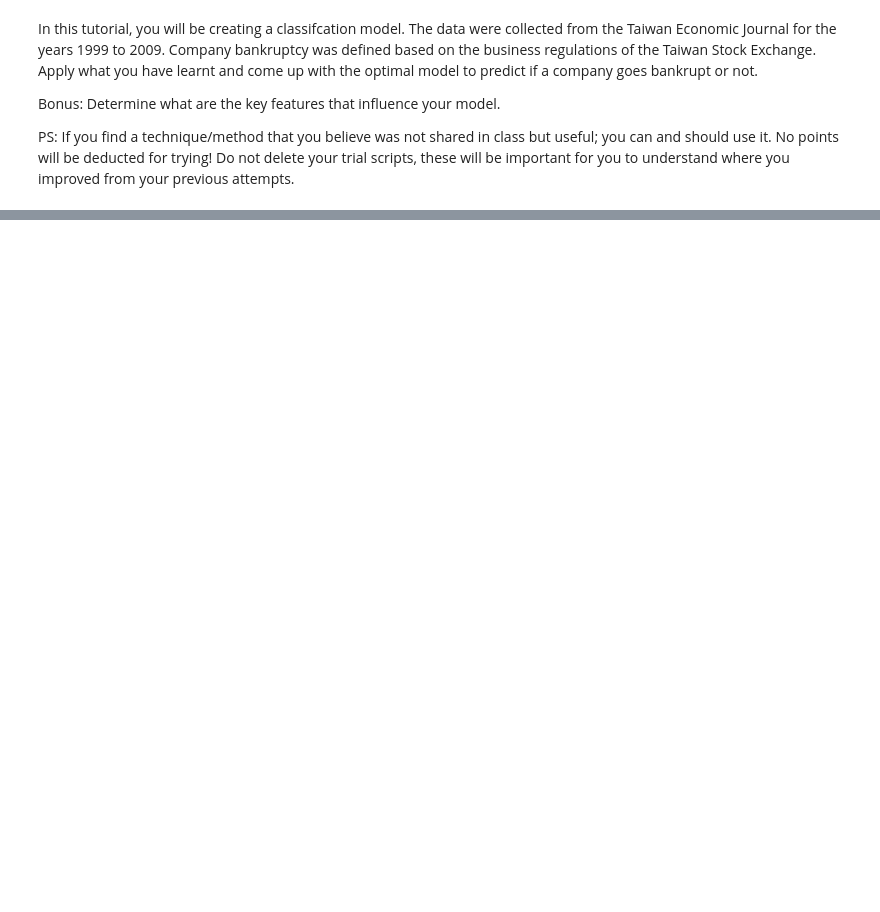
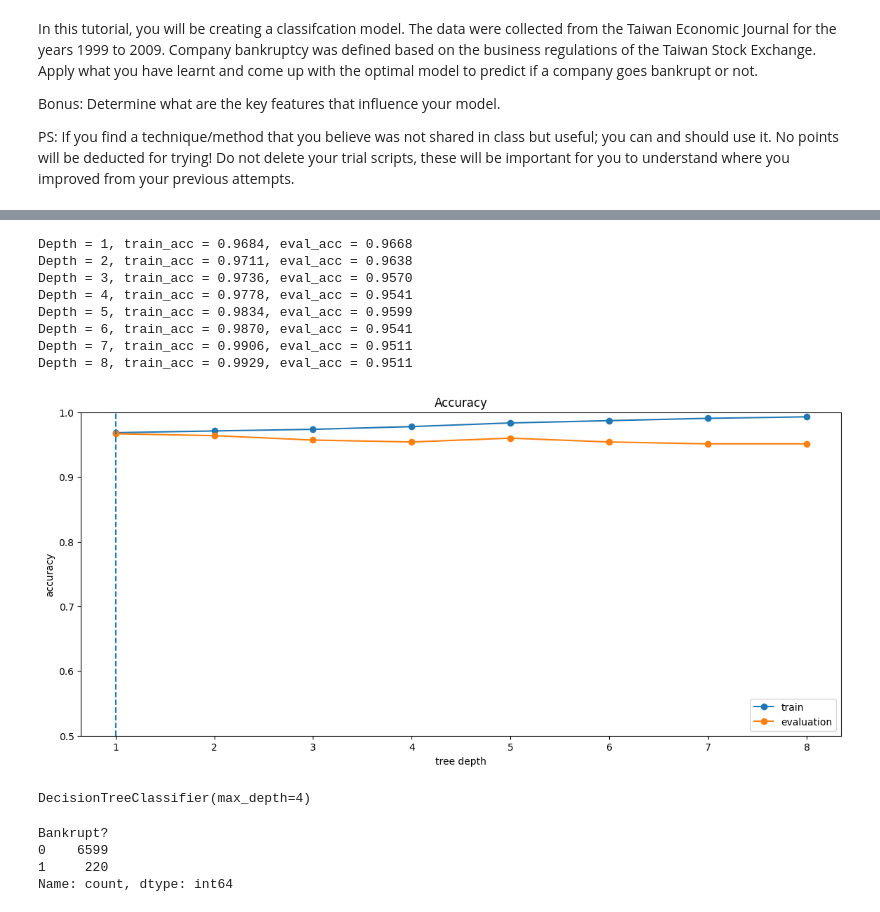
Before and after one commit to ylangylangg/MY-DAC-Curriculum, a Jupyter notebook: DAC-006_Machine_Learning/DAC-006-Intro_to_ML_Tutorial_Attempt.ipynb, the cells around one changed output, grey strips where cells are left out. Drawn from its saved outputs; the diff is of its cells as text; code cells hidden in the pictures; blank space fills up the shorter version.

```diff
--- a/DAC-006_Machine_Learning/DAC-006-Intro_to_ML_Tutorial_Attempt.ipynb
+++ b/DAC-006_Machine_Learning/DAC-006-Intro_to_ML_Tutorial_Attempt.ipynb
@@ -90,4 +33,0 @@ Length: 96, dtype: int64
-# %%
-plt.rcParams['figure.figsize'] = (14, 6)
-df['Net Income Flag'].value_counts().sort_index().plot(kind='bar', color='red')
-plt.show()
@@ -95,0 +112,68 @@ KeyError: 'Net Income Flag'
+# %%
+# Separate data into features and target class.
+y = df['Bankrupt?']
+x = df.drop('Bankrupt?', axis=1)
+
+# Split data into training, validation and test data.
+x_train, x_test, y_train, y_test = train_test_split(x, y, test_size = 0.3)
+
+x_test, x_eval, y_test, y_eval = train_test_split(x_test, y_test, test_size = 0.5)
+
+
+# Create decision tree models of various depths,
+# and measure the accuracy of validation data for each model.
+train_acc = []
+eval_acc = []
+max_depth = 8
+for d in range(1, max_depth+1):
+    model = DecisionTreeClassifier(max_depth=d)
+    model.fit(x_train, y_train)
+
+    # Measure accuracy of this model using the training data.
+    y_pred = model.predict(x_train)
+    train_acc.append((y_pred == y_train).mean())
+
+    # Measure accuracy of this model using the validation data.
+    y_pred = model.predict(x_eval)
+    eval_acc.append((y_pred == y_eval).mean())
+    print('Depth = {}, train_acc = {:.4f}, eval_acc = {:.4f}'\
+          .format(d, train_acc[-1], eval_acc[-1]))
+
+# Find the optimal depth with the highest accuracy of validation data.
+opt_depth = np.argmax(eval_acc) + 1
+
+# Visualize accuracy changes as depth changes.
+plt.plot(train_acc, marker='o', label='train')
+plt.plot(eval_acc, marker='o', label='evaluation')
+plt.legend()
+plt.title('Accuracy')
+plt.xlabel('tree depth')
+plt.ylabel('accuracy')
+plt.xticks(np.arange(max_depth), np.arange(1, max_depth+1))
+plt.axvline(x=opt_depth-1, ls='--')
+plt.ylim(0.5, 1.0)
+plt.show()
+# %% [output]
+Depth = 1, train_acc = 0.9684, eval_acc = 0.9668
+Depth = 2, train_acc = 0.9711, eval_acc = 0.9638
+Depth = 3, train_acc = 0.9736, eval_acc = 0.9570
+Depth = 4, train_acc = 0.9778, eval_acc = 0.9541
+Depth = 5, train_acc = 0.9834, eval_acc = 0.9599
+Depth = 6, train_acc = 0.9870, eval_acc = 0.9541
+Depth = 7, train_acc = 0.9906, eval_acc = 0.9511
+Depth = 8, train_acc = 0.9929, eval_acc = 0.9511
+[figure, added]
+# %%
+# Optimal depth is 4
+model = DecisionTreeClassifier(max_depth=4)
+model.fit(x_train, y_train)
+# %% [output]
+DecisionTreeClassifier(max_depth=4)
+# %%
+print(data["Bankrupt?"].value_counts())
+# Dataset is imbalanced
+# %% [output]
+Bankrupt?
+0    6599
+1     220
+Name: count, dtype: int64
```
Also changed, not shown: parts of 16 cells of this notebook.
